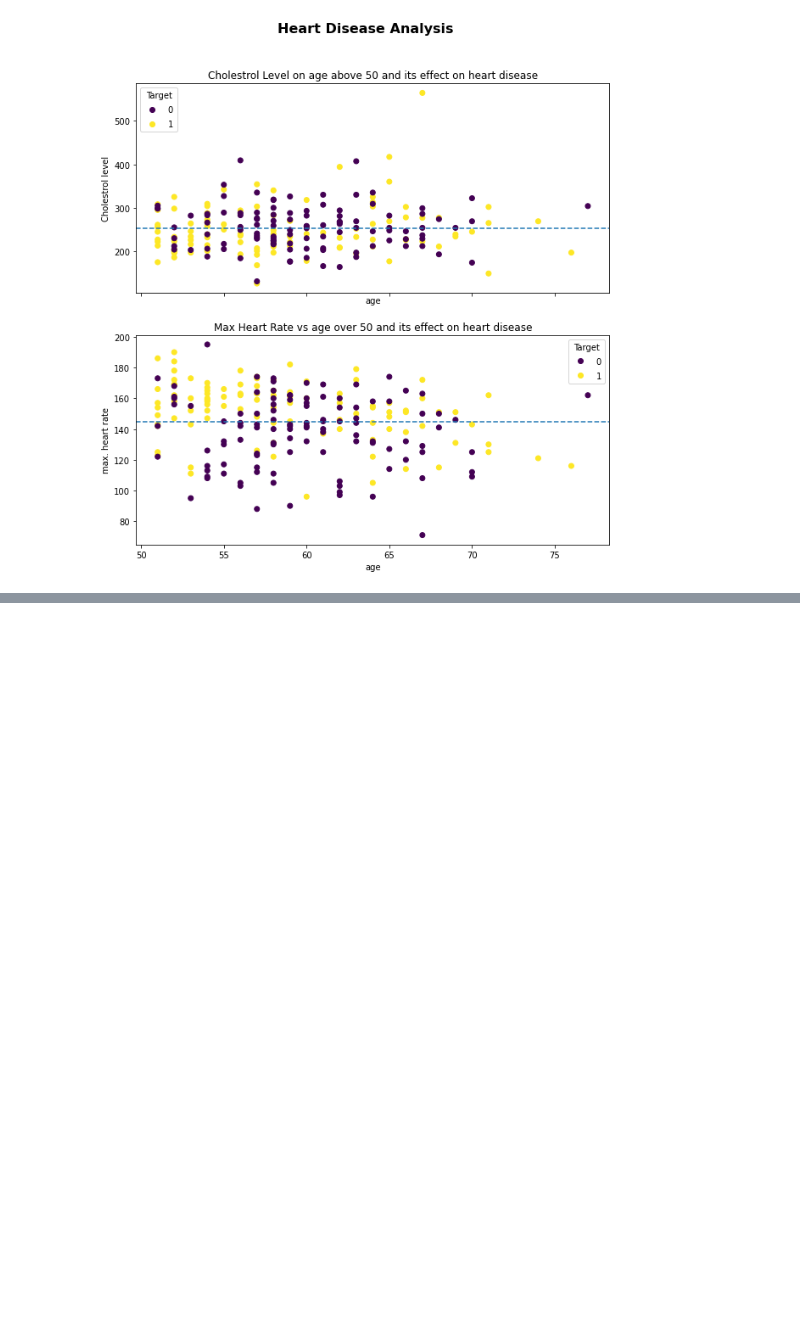
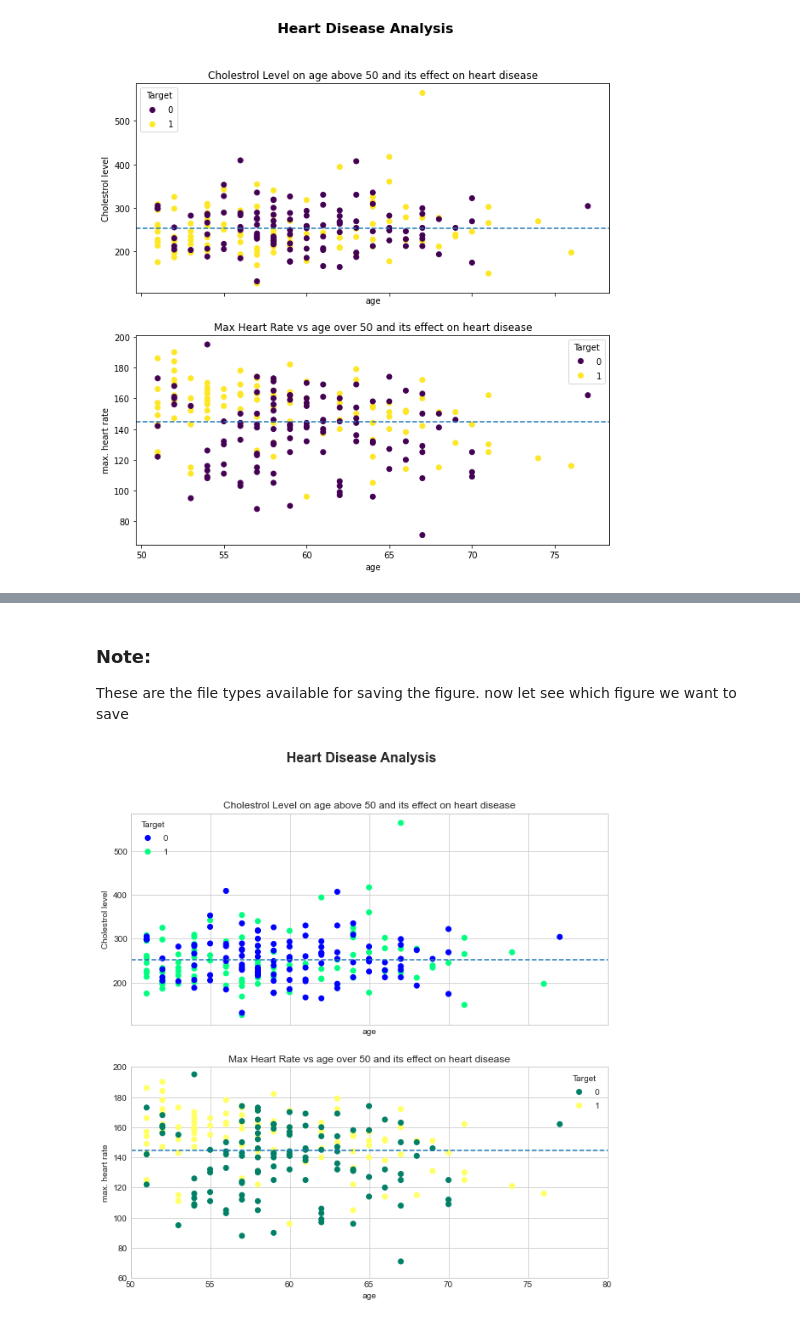
Before and after one commit to m00racle/zero-to-mastery-ml, a Jupyter notebook: section-2-data-science-and-ml-tools/TRIAL-PLOT-PANDAS.ipynb, the cells around one changed output, grey strips where cells are left out. Cells and saved outputs as stored; diff of their text form; code cells hidden in the pictures; blank space fills up the shorter version.

```diff
--- a/section-2-data-science-and-ml-tools/TRIAL-PLOT-PANDAS.ipynb
+++ b/section-2-data-science-and-ml-tools/TRIAL-PLOT-PANDAS.ipynb
@@ -663,0 +931,7 @@ fig_over_50_2.suptitle("Heart Disease Analysis", fontweight='bold', fontsize=16)
+# %% [markdown]
+### Note:
+These are the file types available for saving the figure. now let see which figure we want to save
+# %%
+fig_over_50_2
+# %% [output]
+[figure, added]
```
Also changed, not shown: parts of 17 cells of this notebook, 2 other files.
